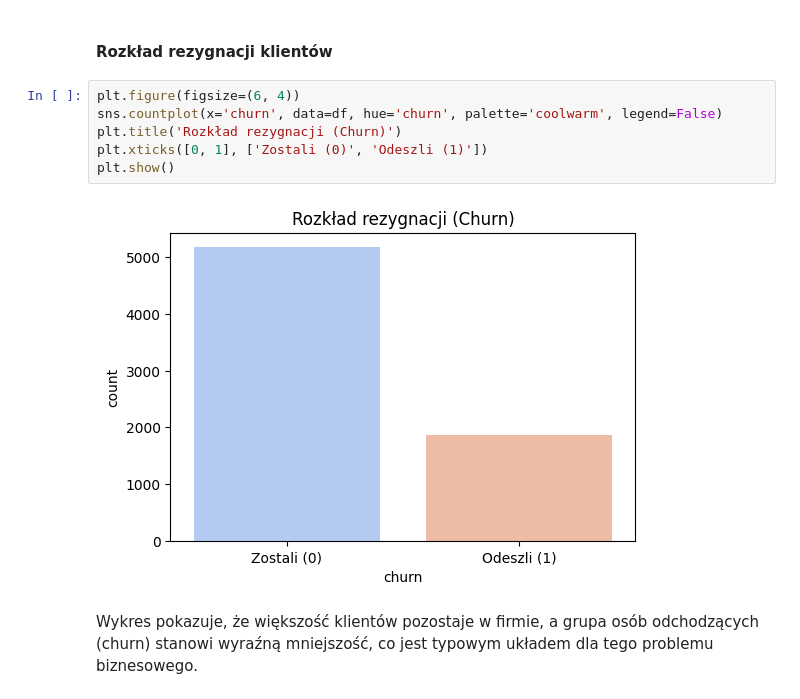
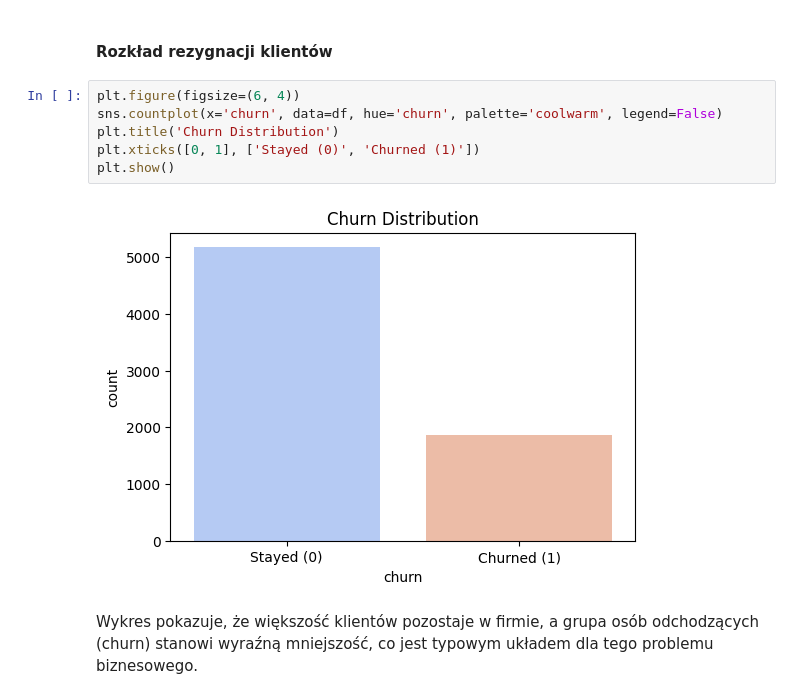
Before and after one commit to kacper-holowaty/customer-churn-prediction, a Jupyter notebook: churn_prediction_model_comparison.ipynb, the cells around one changed output. Drawn from its saved outputs; the diff is of its cells as text.

```diff
--- a/churn_prediction_model_comparison.ipynb
+++ b/churn_prediction_model_comparison.ipynb
@@ -21,11 +21,11 @@ df.head()
 # %%
 plt.figure(figsize=(6, 4))
 sns.countplot(x='churn', data=df, hue='churn', palette='coolwarm', legend=False)
-plt.title('Rozkład rezygnacji (Churn)')
-plt.xticks([0, 1], ['Zostali (0)', 'Odeszli (1)'])
+plt.title('Churn Distribution')
+plt.xticks([0, 1], ['Stayed (0)', 'Churned (1)'])
 plt.show()
 # %% [output]
-[figure, old version]
+[figure, new version]
 # %% [markdown]
 Wykres pokazuje, że większość klientów pozostaje w firmie, a grupa osób odchodzących (churn) stanowi wyraźną mniejszość, co jest typowym układem dla tego problemu biznesowego.
 # %% [markdown]
```
Also changed, not shown: parts of 6 cells of this notebook.
